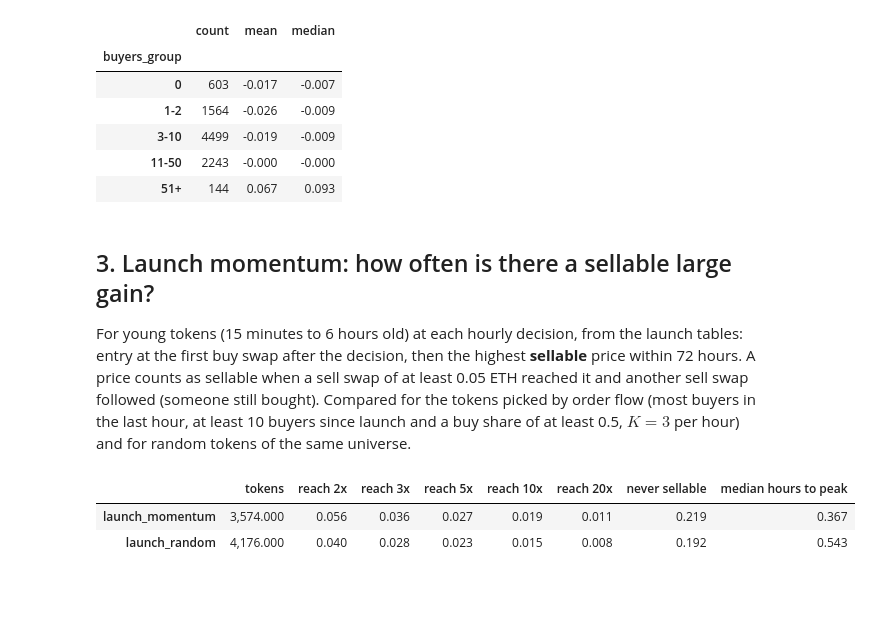
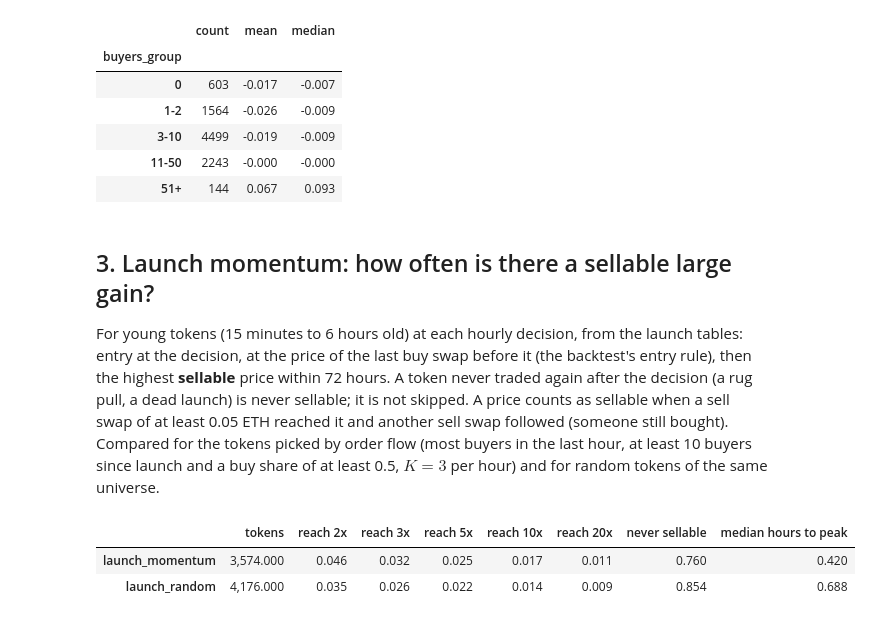
Before and after one commit to gerimad/aml_repo, a Jupyter notebook: src/notebooks/17_demand_signal.ipynb, the cells around one changed output. Drawn from its saved outputs; the diff is of its cells as text; code cells hidden in the pictures; blank space fills up the shorter version.

```diff
--- a/src/notebooks/17_demand_signal.ipynb
+++ b/src/notebooks/17_demand_signal.ipynb
@@ -138,7 +138,9 @@ link2.groupby("buyers_group", observed=True)["log_return"].agg(["count", "mean",
 ## 3. Launch momentum: how often is there a sellable large gain?
 
 For young tokens (15 minutes to 6 hours old) at each hourly decision, from the launch tables: entry at the
-first buy swap after the decision, then the highest **sellable** price within 72 hours. A price counts as
+decision, at the price of the last buy swap before it (the backtest's entry rule), then the highest **sellable**
+price within 72 hours. A token never traded again after the decision (a rug pull, a dead launch) is never
+sellable; it is not skipped. A price counts as
 sellable when a sell swap of at least 0.05 ETH reached it and another sell swap followed (someone still bought).
 Compared for the tokens picked by order flow (most buyers in the last hour, at least 10 buyers since launch and a
 buy share of at least 0.5, $K = 3$ per hour) and for random tokens of the same universe.
@@ -155,47 +157,48 @@ pool_arrays = {
 
 
 def best_sellable_multiple(pool, s, hours=72, min_eth=0.05):
-    """Entry at the first buy after s; the highest sell price (swap >= min_eth, followed by another sell) within `hours`, as a multiple."""
+    """Entry at s at the last buy before s; the highest sell price (swap >= min_eth, followed by another sell) within `hours`, as a multiple."""
     arrays = pool_arrays.get(pool)
     if arrays is None:
         return np.nan, np.nan
     t0 = np.datetime64(s.tz_convert("UTC").tz_localize(None))
-    after = np.flatnonzero((arrays["time"] > t0) & arrays["buy"])
-    if not len(after):
+    known = np.flatnonzero(arrays["time"] < t0)
+    earlier_buys = known[arrays["buy"][known]]
+    if not len(earlier_buys):
         return np.nan, np.nan
-    i = after[0]
-    end = arrays["time"][i] + np.timedelta64(hours, "h")
+    i, entry_price = known[-1], arrays["price"][earlier_buys[-1]]
+    end = t0 + np.timedelta64(hours, "h")
     sells = np.flatnonzero(~arrays["buy"] & (np.arange(len(arrays["buy"])) > i) & (arrays["time"] < end))
     if len(sells) < 2:
         return 0.0, np.nan
     candidates = sells[:-1][arrays["volume"][sells[:-1]] >= min_eth]
     if not len(candidates):
         return 0.0, np.nan
     best = candidates[np.argmax(arrays["price"][candidates])]
-    hours_to_peak = (arrays["time"][best] - arrays["time"][i]) / np.timedelta64(1, "h")
-    return arrays["price"][best] / arrays["price"][i], hours_to_peak
+    hours_to_peak = (arrays["time"][best] - t0) / np.timedelta64(1, "h")
+    return arrays["price"][best] / entry_price, hours_to_peak
 
 
 rows, bought = [], {"launch_momentum": set(), "launch_random": set()}
 for s, table in launch.groupby("decision"):
     for version in bought:
         picked = st.select_launch(table, version, k=3, min_buyers=10, min_buy_share=0.5, already=bought[version])
         for item in picked.itertuples():
             bought[version].add(item.token)
             multiple, to_peak = best_sellable_multiple(item.pool, s)
             rows.append({"decision": s, "version": version, "token": item.token, "multiple": multiple, "hours_to_peak": to_peak})
 tail = pd.DataFrame(rows)
 tail.to_csv(OUT / "launch_sellable_multiples.csv", index=False)
 reach = pd.DataFrame({
     version: {"tokens": len(part), **{f"reach {m}x": (part["multiple"] >= m).mean() for m in (2, 3, 5, 10, 20)},
               "never sellable": (part["multiple"] == 0).mean(), "median hours to peak": part["hours_to_peak"].median()}
     for version, part in tail.groupby("version")
 }).T  # fmt: skip
 reach
 # %% [output]
 |  | tokens | reach 2x | reach 3x | reach 5x | reach 10x | reach 20x | never sellable | median hours to peak |
-| launch_momentum | 3,574.000 | 0.056 | 0.036 | 0.027 | 0.019 | 0.011 | 0.219 | 0.367 |
-| launch_random | 4,176.000 | 0.040 | 0.028 | 0.023 | 0.015 | 0.008 | 0.192 | 0.543 |
+| launch_momentum | 3,574.000 | 0.046 | 0.032 | 0.025 | 0.017 | 0.011 | 0.760 | 0.420 |
+| launch_random | 4,176.000 | 0.035 | 0.026 | 0.022 | 0.014 | 0.009 | 0.854 | 0.688 |
 # %%
 fig, ax = plt.subplots(figsize=(7, 3))
 for slot, (version, part) in enumerate(tail.groupby("version")):
```
Also changed, not shown: parts of 1 cell of this notebook, 1 other file.
